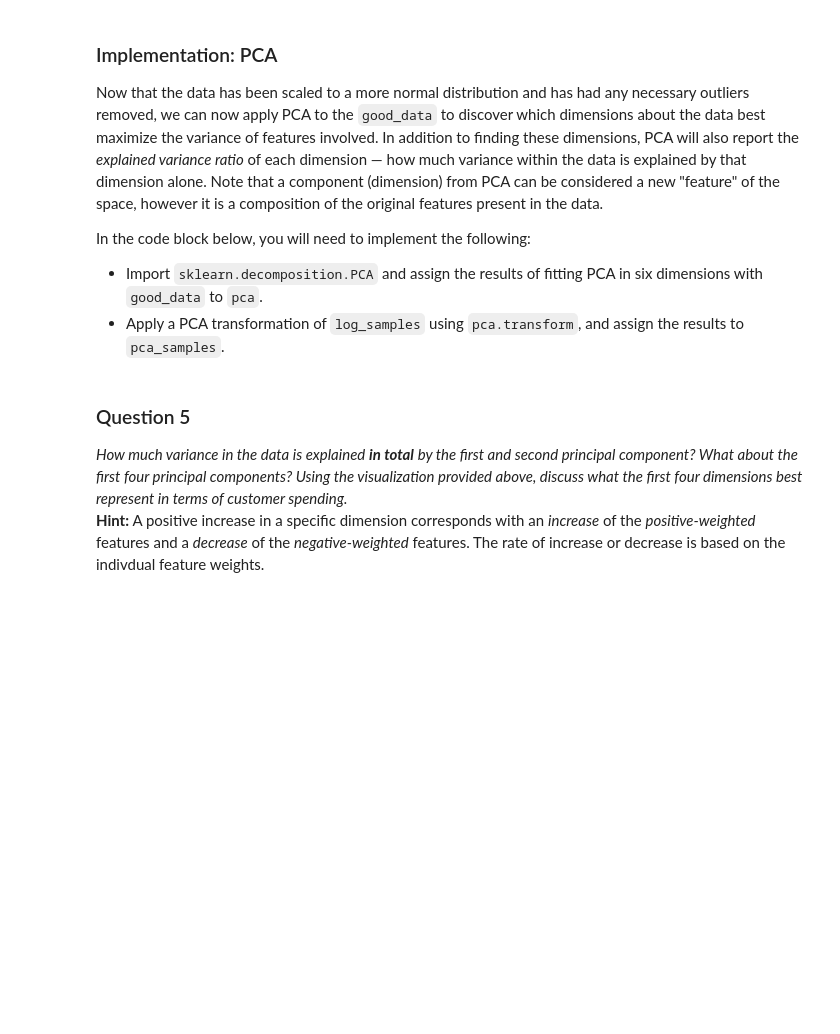
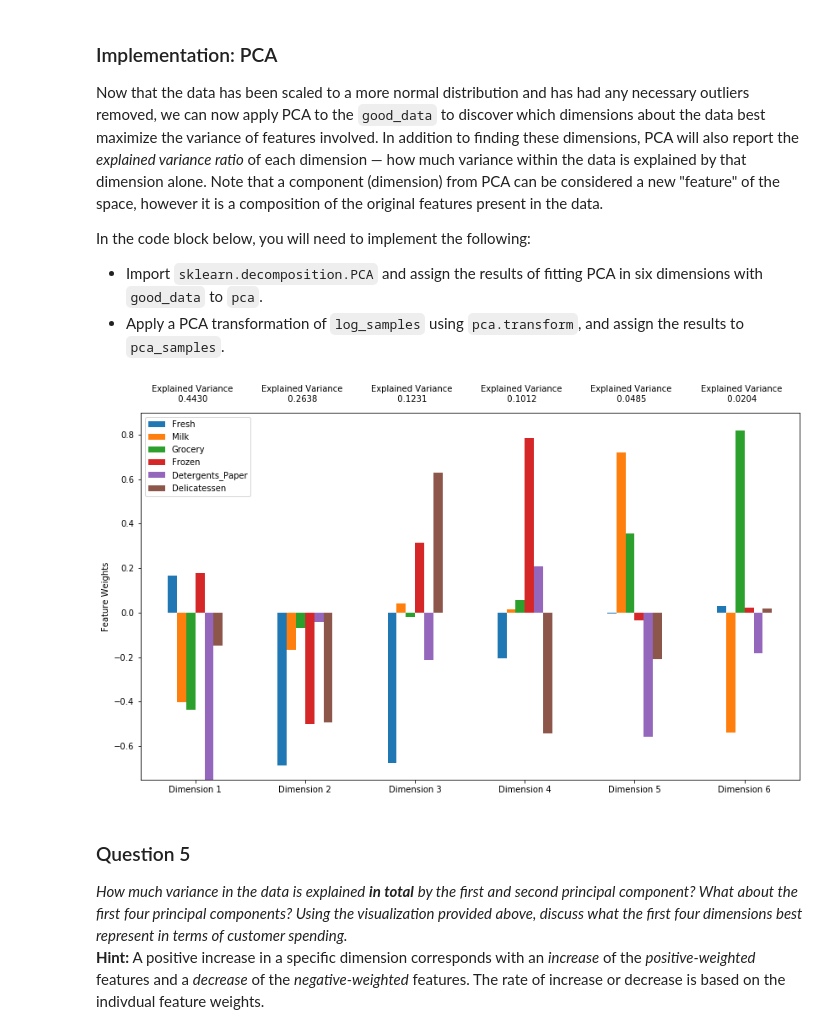
Before and after one commit to LRParser/unsupervised_customer_segmentation, a Jupyter notebook: customer_segments.ipynb, the cells around one changed output. Drawn from its saved outputs; the diff is of its cells as text; code cells hidden in the pictures; blank space fills up the shorter version.

```diff
--- a/customer_segments.ipynb
+++ b/customer_segments.ipynb
@@ -176,24 +181,41 @@ In the code block below, you will need to implement the following:
 **NOTE:** If you choose to remove any outliers, ensure that the sample data does not contain any of these points!
 Once you have performed this implementation, the dataset will be stored in the variable `good_data`.
 # %%
+# OPTIONAL: Select the indices for data points you wish to remove
+all_outliers = {}
+outliers  = list()
+
 # For each feature find the data points with extreme high or low values
 for feature in log_data.keys():
 
     # TODO: Calculate Q1 (25th percentile of the data) for the given feature
-    Q1 = None
+    Q1 = np.percentile(log_data[feature],25)
 
     # TODO: Calculate Q3 (75th percentile of the data) for the given feature
-    Q3 = None
+    Q3 = np.percentile(log_data[feature],75)
 
     # TODO: Use the interquartile range to calculate an outlier step (1.5 times the interquartile range)
-    step = None
+    step = 1.5 * (Q3 - Q1)
 
     # Display the outliers
-    print "Data points considered outliers for the feature '{}':".format(feature)
-    display(log_data[~((log_data[feature] >= Q1 - step) & (log_data[feature] <= Q3 + step))])
+    print "Data points considered outliers for the feature '{}', with mean {}:".format(feature,np.mean(log_data[feature]))
 
-# OPTIONAL: Select the indices for data points you wish to remove
-outliers  = []
+    selected_points = log_data[~((log_data[feature] >= Q1 - step) & (log_data[feature] <= Q3 + step))]
+
+    print(selected_points.index.values)
+
+    for outlier in selected_points.index.values :
+        if outlier in all_outliers :
+            all_outliers[outlier] = all_outliers[outlier] + 1
+        else :
+            all_outliers[outlier] = 1
+
+for key, val in all_outliers.iteritems() :
+    if(val > 1) :
+        print("Going to remove index {} with value {}".format(key,val))
+        outliers.append(key)
+
+print("Removing {} outliers, indices {}".format(len(outliers),outliers))
 
 # Remove the outliers, if any were specified
 good_data = log_data.drop(log_data.index[outliers]).reset_index(drop = True)
@@ -214,14 +255,19 @@ In the code block below, you will need to implement the following:
  - Import `sklearn.decomposition.PCA` and assign the results of fitting PCA in six dimensions with `good_data` to `pca`.
  - Apply a PCA transformation of `log_samples` using `pca.transform`, and assign the results to `pca_samples`.
 # %%
+from sklearn.decomposition import PCA
+
 # TODO: Apply PCA by fitting the good data with the same number of dimensions as features
-pca = None
+pca = PCA(n_components=6)
+pca.fit(good_data)
 
 # TODO: Transform log_samples using the PCA fit above
-pca_samples = None
+pca_samples = pca.transform(log_samples)
 
 # Generate PCA results plot
 pca_results = vs.pca_results(good_data, pca)
+# %% [output]
+[figure, added]
 # %% [markdown]
 ### Question 5
 *How much variance in the data is explained* ***in total*** *by the first and second principal component? What about the first four principal components? Using the visualization provided above, discuss what the first four dimensions best represent in terms of customer spending.*
```
Also changed, not shown: parts of 31 cells of this notebook, 1 other file.
